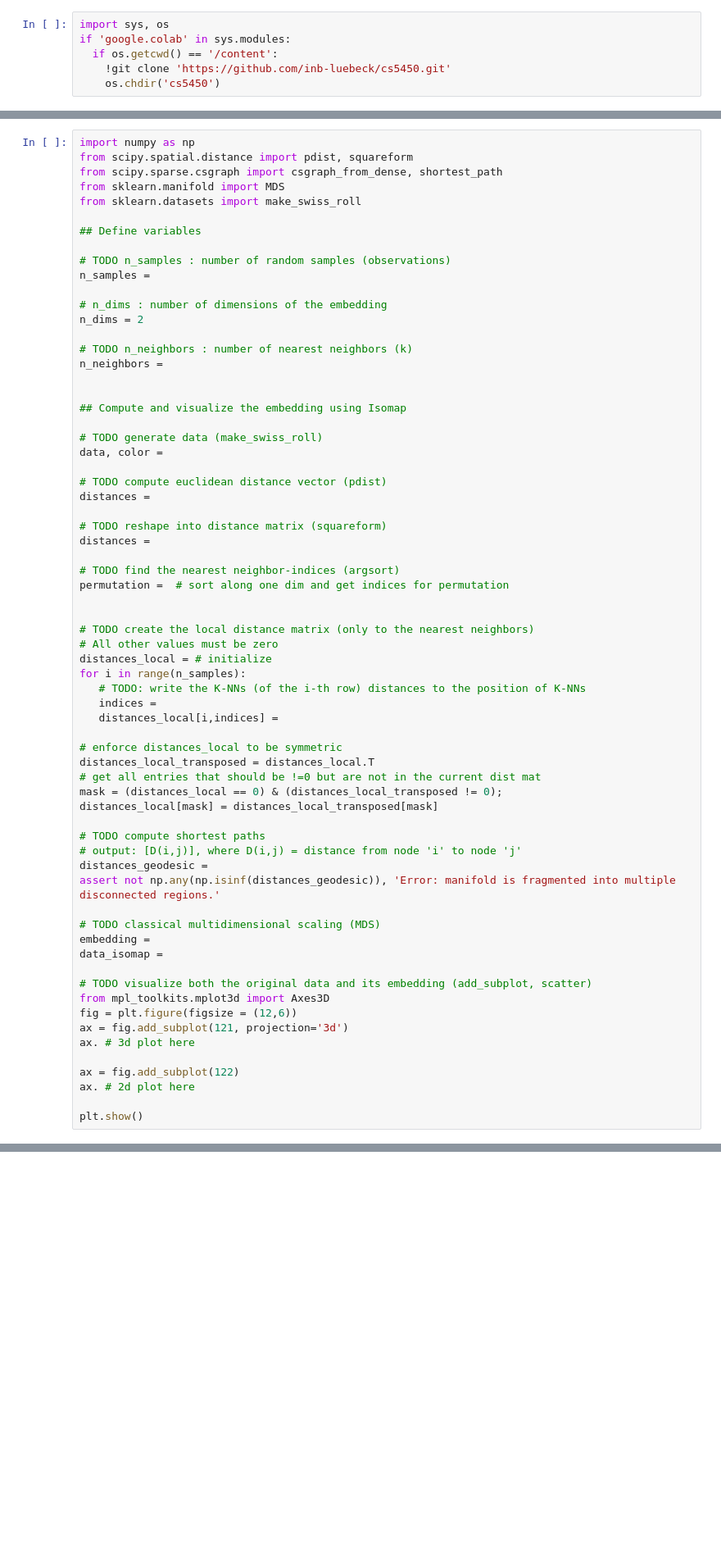
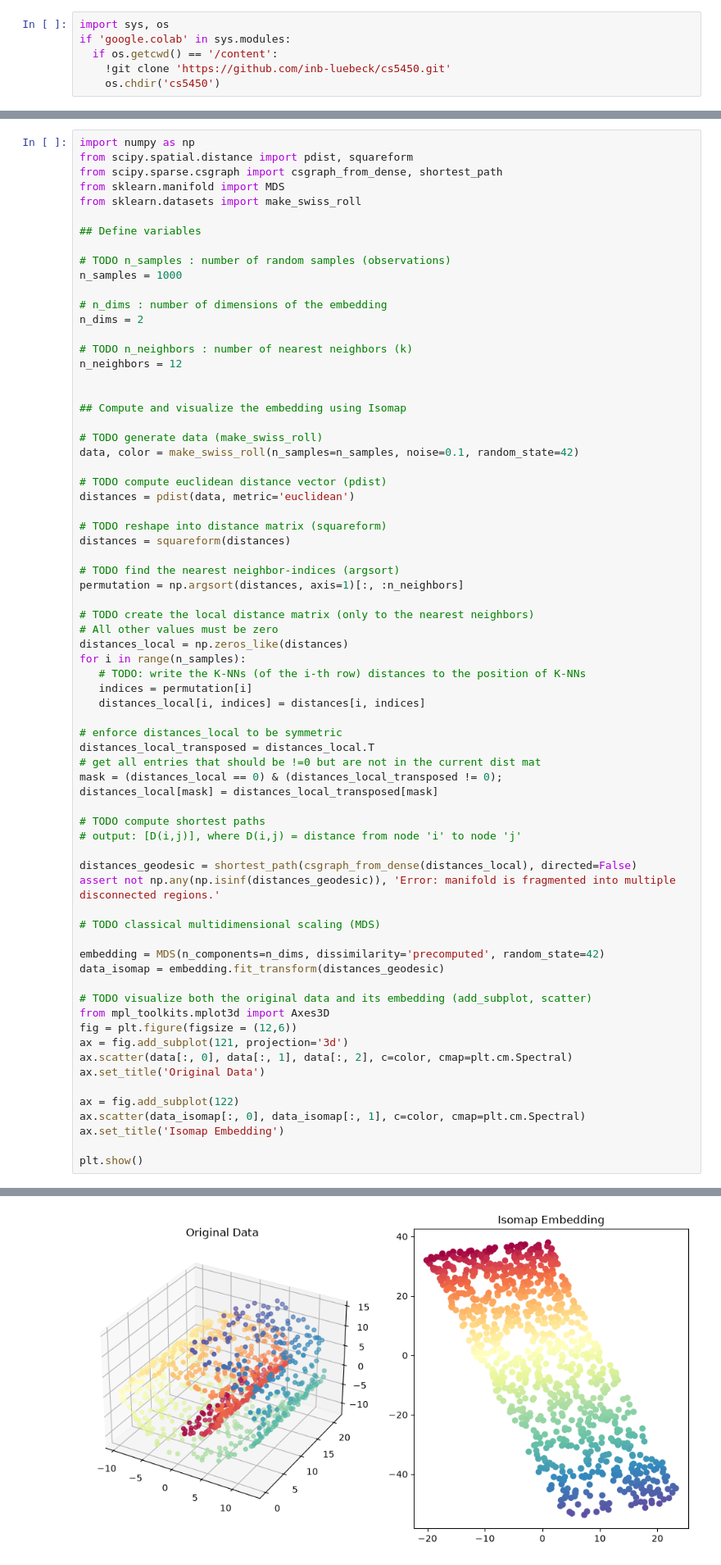
Before and after one commit to ESchmied/cs5450_fork, a Jupyter notebook: exercise_2.ipynb, the cells around one changed output, grey strips where cells are left out. Shown at 82% size. Saved outputs shown, nothing was run; the diff lists cells and outputs as text; blank space fills up the shorter version.

```diff
--- a/exercise_2.ipynb
+++ b/exercise_2.ipynb
@@ -134,37 +134,36 @@ from sklearn.datasets import make_swiss_roll
 ## Define variables
 
 # TODO n_samples : number of random samples (observations)
-n_samples =
+n_samples = 1000
 
 # n_dims : number of dimensions of the embedding
 n_dims = 2
 
 # TODO n_neighbors : number of nearest neighbors (k)
-n_neighbors =
+n_neighbors = 12
 
 
 ## Compute and visualize the embedding using Isomap
 
 # TODO generate data (make_swiss_roll)
-data, color =
+data, color = make_swiss_roll(n_samples=n_samples, noise=0.1, random_state=42)
 
 # TODO compute euclidean distance vector (pdist)
-distances =
+distances = pdist(data, metric='euclidean')
 
 # TODO reshape into distance matrix (squareform)
-distances =
+distances = squareform(distances)
 
 # TODO find the nearest neighbor-indices (argsort)
-permutation =  # sort along one dim and get indices for permutation
-
+permutation = np.argsort(distances, axis=1)[:, :n_neighbors]
 
 # TODO create the local distance matrix (only to the nearest neighbors)
 # All other values must be zero
-distances_local = # initialize
+distances_local = np.zeros_like(distances)
 for i in range(n_samples):
    # TODO: write the K-NNs (of the i-th row) distances to the position of K-NNs
-   indices =
-   distances_local[i,indices] =
+   indices = permutation[i]
+   distances_local[i, indices] = distances[i, indices]
 
 # enforce distances_local to be symmetric
 distances_local_transposed = distances_local.T
@@ -174,21 +173,25 @@ distances_local[mask] = distances_local_transposed[mask]
 
 # TODO compute shortest paths
 # output: [D(i,j)], where D(i,j) = distance from node 'i' to node 'j'
-distances_geodesic =
+
+distances_geodesic = shortest_path(csgraph_from_dense(distances_local), directed=False)
 assert not np.any(np.isinf(distances_geodesic)), 'Error: manifold is fragmented into multiple disconnected regions.'
 
 # TODO classical multidimensional scaling (MDS)
-embedding =
-data_isomap =
+
+embedding = MDS(n_components=n_dims, dissimilarity='precomputed', random_state=42)
+data_isomap = embedding.fit_transform(distances_geodesic)
 
 # TODO visualize both the original data and its embedding (add_subplot, scatter)
 from mpl_toolkits.mplot3d import Axes3D
 fig = plt.figure(figsize = (12,6))
 ax = fig.add_subplot(121, projection='3d')
-ax. # 3d plot here
+ax.scatter(data[:, 0], data[:, 1], data[:, 2], c=color, cmap=plt.cm.Spectral)
+ax.set_title('Original Data')
 
 ax = fig.add_subplot(122)
-ax. # 2d plot here
+ax.scatter(data_isomap[:, 0], data_isomap[:, 1], c=color, cmap=plt.cm.Spectral)
+ax.set_title('Isomap Embedding')
 
 plt.show()
 # %% [output]
@@ -196,3 +198,4 @@ SyntaxError: invalid syntax (2792772673.py, line 10)
+[figure, added]
 # %% [markdown]
 ## Exercise 2.3: Comprehension Questions
 # %% [markdown]
```
Also changed, not shown: parts of 10 cells of this notebook.
